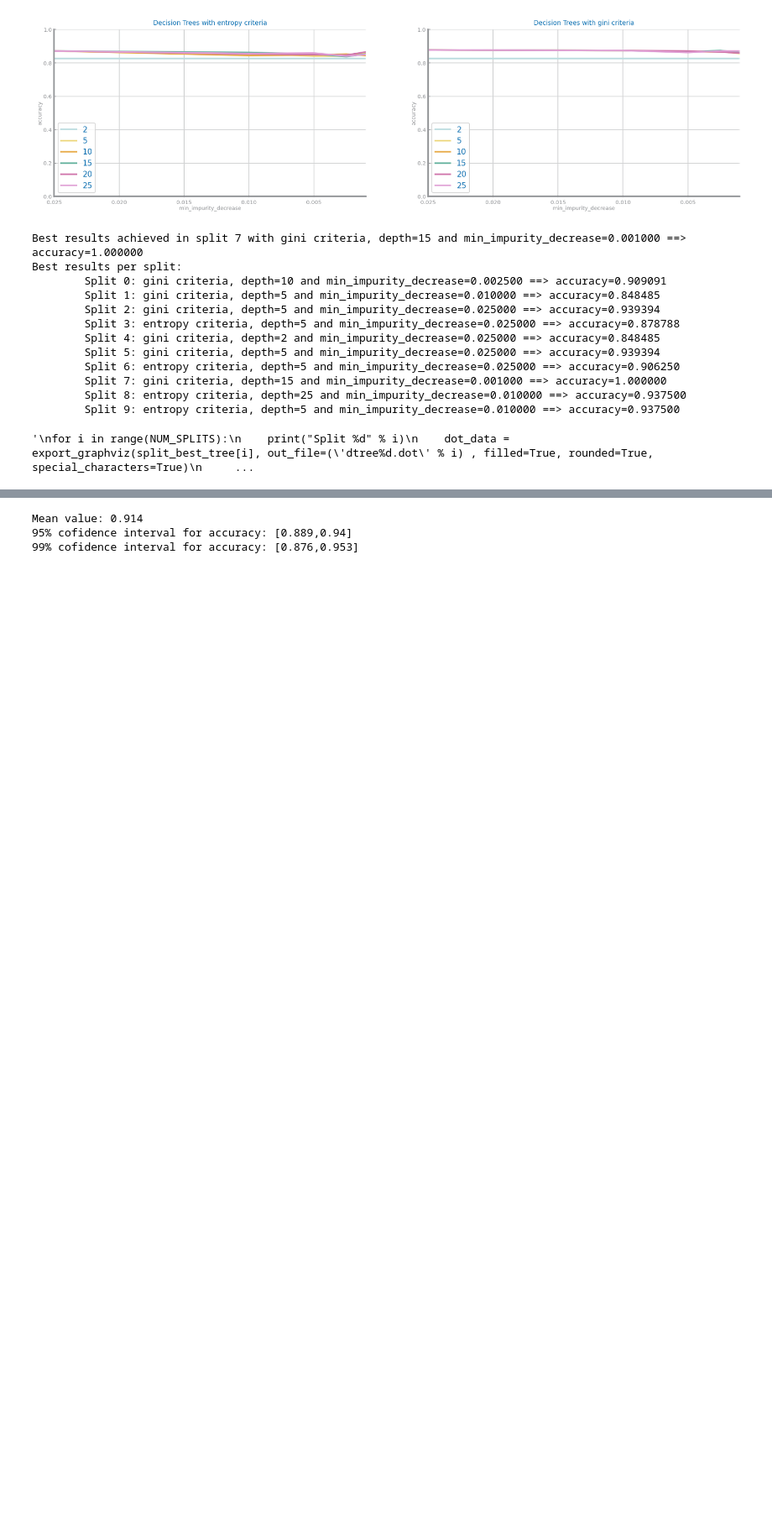
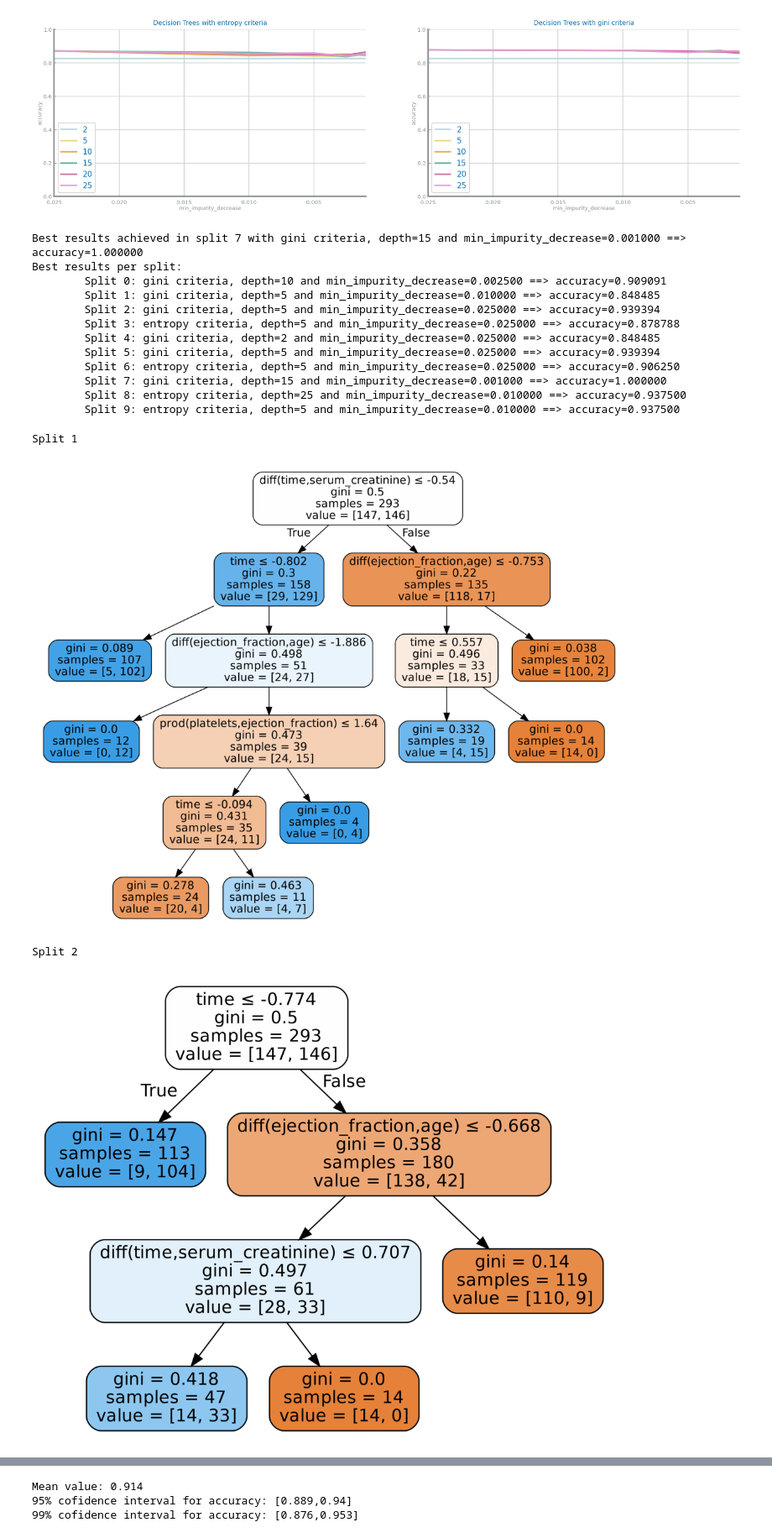
Before and after one commit to filipesousaist/ds_project, a Jupyter notebook: dataset1/Decision Trees/3_Classification_zs_b_gs.ipynb, the cells around one changed output, grey strips where cells are left out. Shown at 84% size. Saved outputs shown, nothing was run; the diff lists cells and outputs as text; code cells hidden in the pictures; blank space fills up the shorter version.

```diff
--- a/dataset1/Decision Trees/3_Classification_zs_b_gs.ipynb
+++ b/dataset1/Decision Trees/3_Classification_zs_b_gs.ipynb
@@ -157,18 +157,21 @@ Best results per split:
         Split 9: entropy criteria, depth=5 and min_impurity_decrease=0.010000 ==> accuracy=0.937500
 # %%
 from sklearn.tree import export_graphviz
-'''
+
 for i in range(NUM_SPLITS):
-    print("Split %d" % i)
-    dot_data = export_graphviz(split_best_tree[i], out_file=('dtree%d.dot' % i) , filled=True, rounded=True, special_characters=True)
-    # Convert to png
-    from subprocess import call
-    call(['dot', '-Tpng', 'dtree%d.dot' % i, '-o', 'dtree%d.png' % i, '-Gdpi=600'])
+    if (split_best[i][1] == 5 and i <= 5):
+        print("Split %d" % i)
+        dot_data = export_graphviz(split_best_tree[i], out_file=('dtree%d.dot' % i) , filled=True, rounded=True, special_characters=True, feature_names=data.columns)
+        # Convert to png
+        from subprocess import call
+        call(['dot', '-Tpng', 'dtree%d.dot' % i, '-o', 'dtree%d.png' % i, '-Gdpi=600'])
 
-    plt.figure(figsize = (1.75 * split_best[i][1], 2.25 * split_best[i][1]))
-    plt.imshow(plt.imread('dtree%d.png' % i))
-    plt.axis('off')
-    plt.show()
-'''
+        plt.figure(figsize = (1.75 * split_best[i][1], 2.25 * split_best[i][1]))
+        plt.imshow(plt.imread('dtree%d.png' % i))
+        plt.axis('off')
+        plt.show()
 # %% [output]
-'\nfor i in range(NUM_SPLITS):\n    print("Split %d" % i)\n    dot_data = export_graphviz(split_best_tree[i], out_file=(\'dtree%d.dot\' % i) , filled=True, rounded=True, special_characters=True)\n     ...
+Split 1
+[figure, added]
+Split 2
+[figure, added]
```
Also changed, not shown: parts of 1 cell of this notebook, 21 other files.
